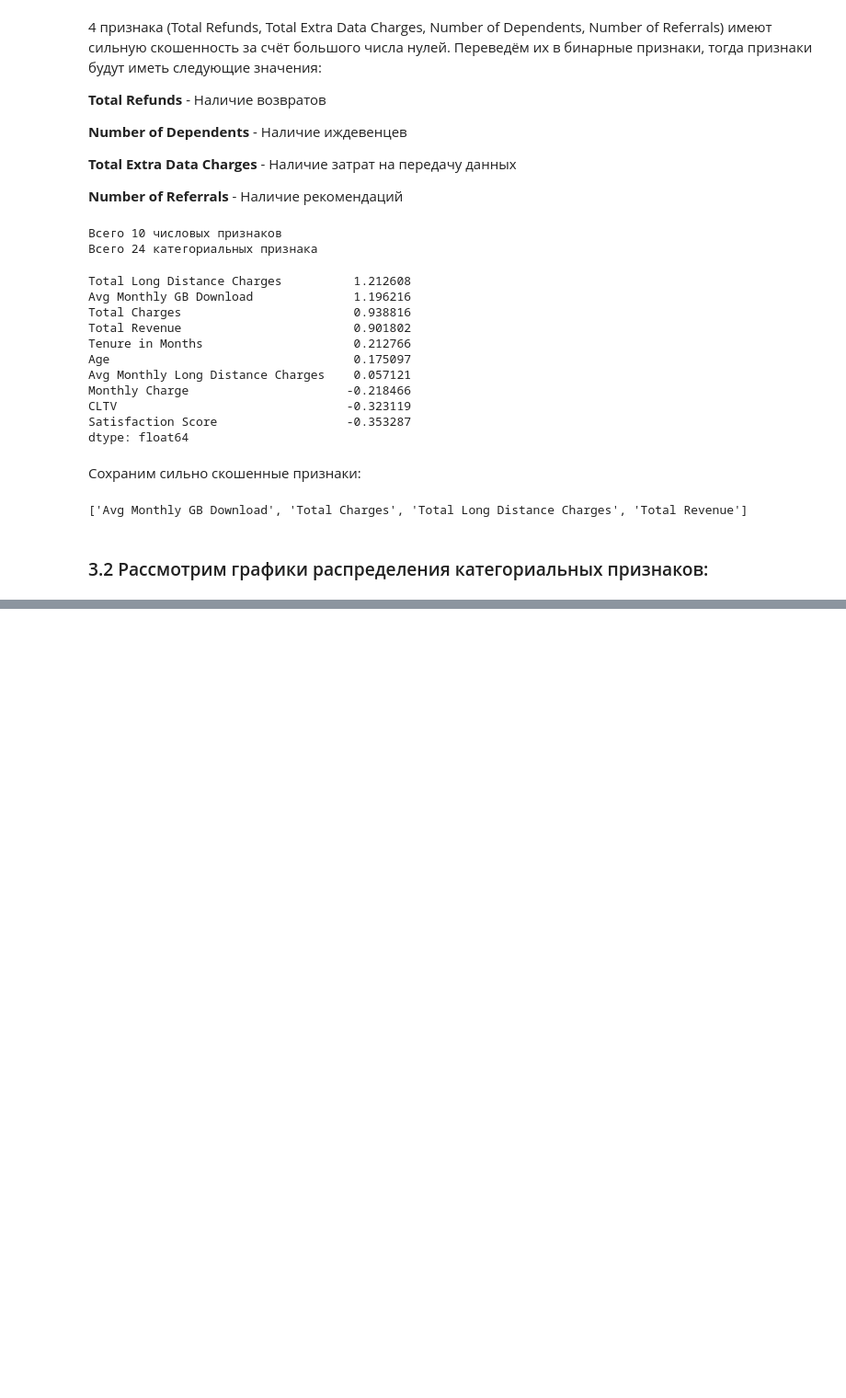
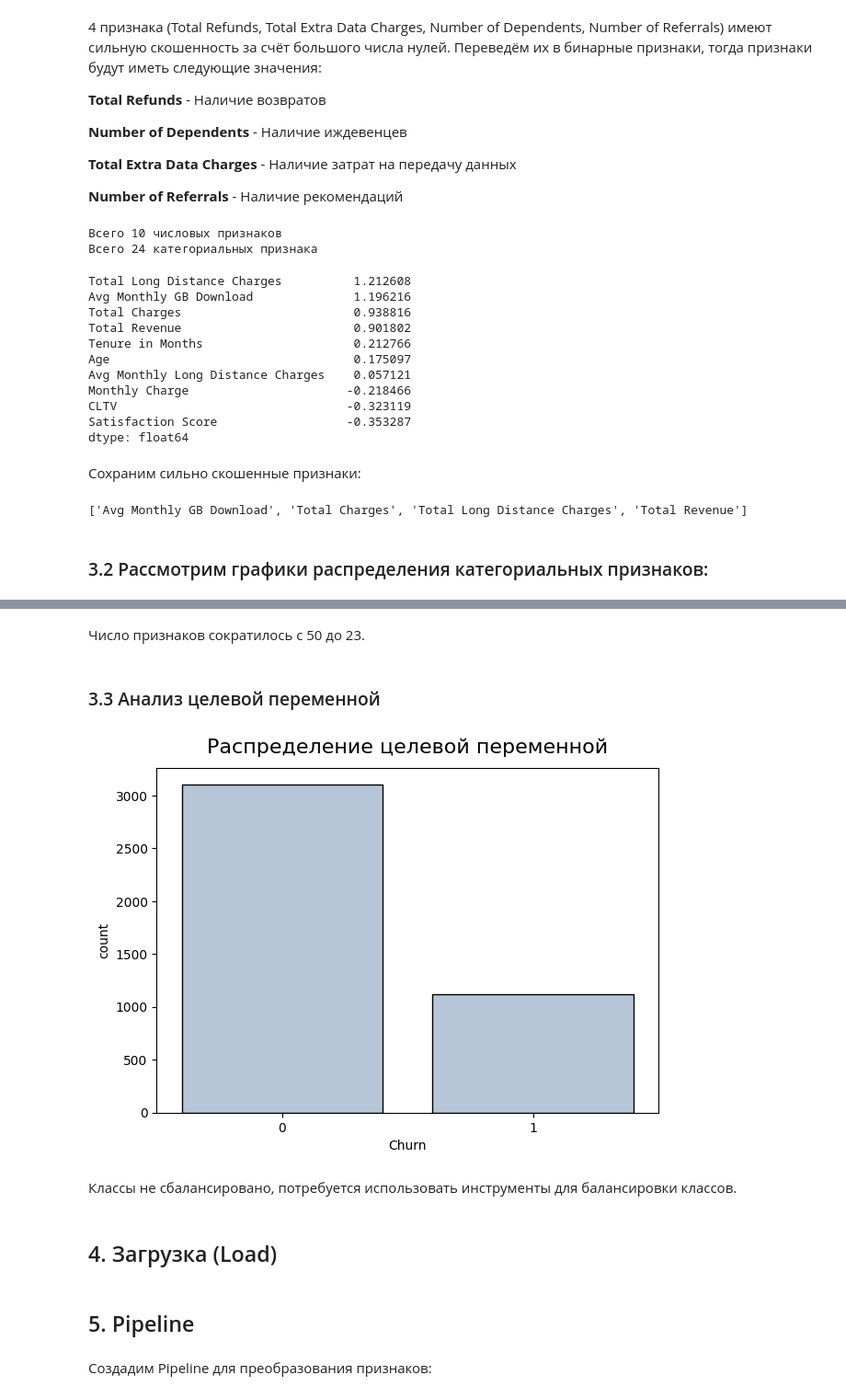
Before and after one commit to Valuxalo/ML_telco_customer_churn, a Jupyter notebook: model/EDA.ipynb, the cells around one changed output, grey strips where cells are left out. Shown at 92% size. Cells and saved outputs as stored; diff of their text form; code cells hidden in the pictures; blank space fills up the shorter version.

Commit message:
add pipeline for EDA

```diff
--- a/model/EDA.ipynb
+++ b/model/EDA.ipynb
@@ -344,0 +464,15 @@ plt.show()
+# %% [markdown]
+Число признаков сократилось с 50 до 23.
+# %% [markdown]
+### 3.3 Анализ целевой переменной
+# %%
+sns.countplot(x=y, color='lightsteelblue', edgecolor='black')
+plt.title("Распределение целевой переменной", fontsize=16, y=1.02)
+plt.tight_layout()
+plt.show()
+# %% [output]
+[figure, added]
+# %% [markdown]
+Классы не сбалансировано, потребуется использовать инструменты для балансировки классов.
+# %% [markdown]
+## 4. Загрузка (Load)
@@ -344,0 +484,4 @@ plt.show()
+# %% [markdown]
+## 5. Pipeline
+# %% [markdown]
+Создадим Pipeline для преобразования признаков:
```
Also changed, not shown: parts of 24 cells of this notebook, 4 other files.
